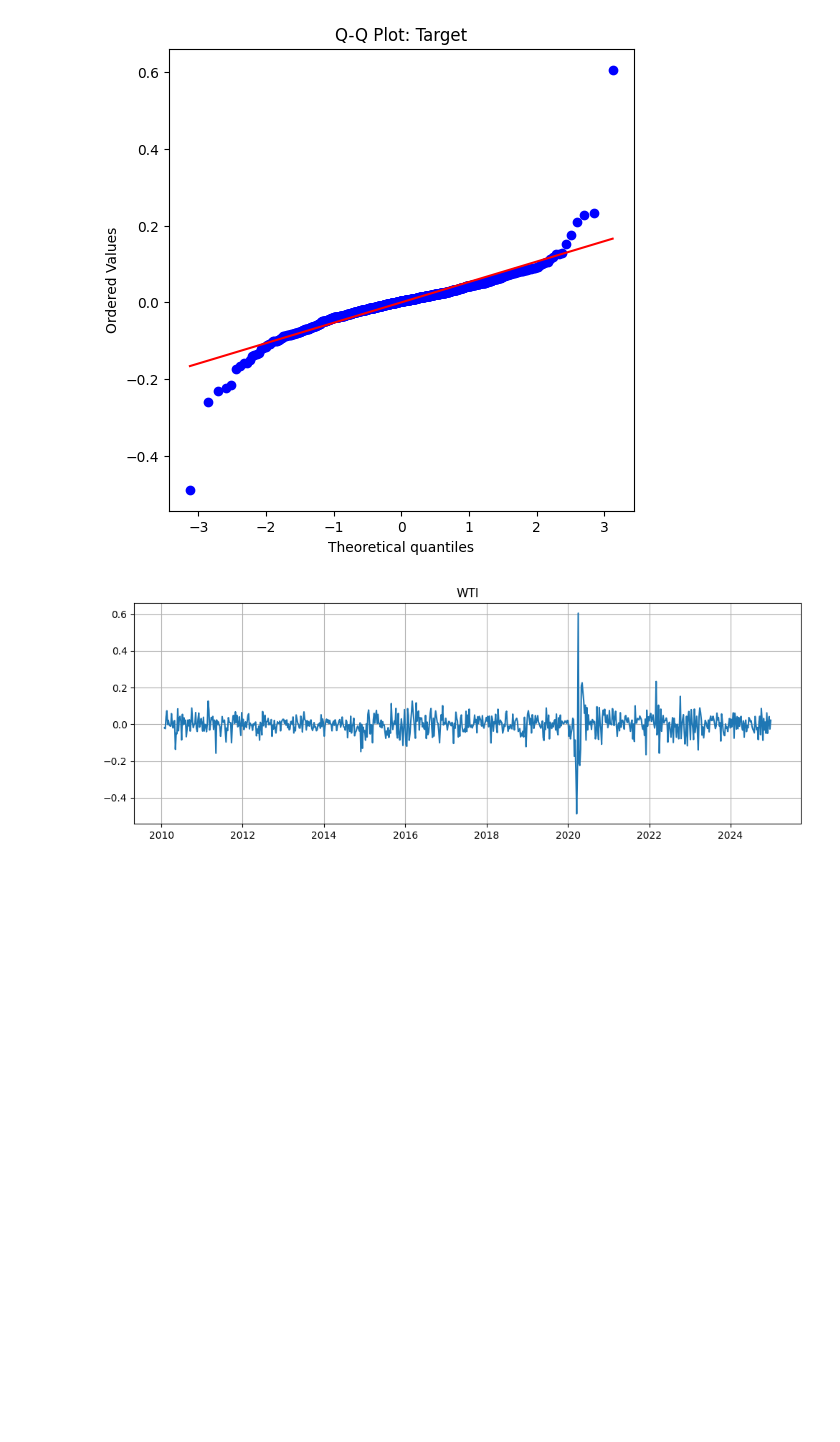
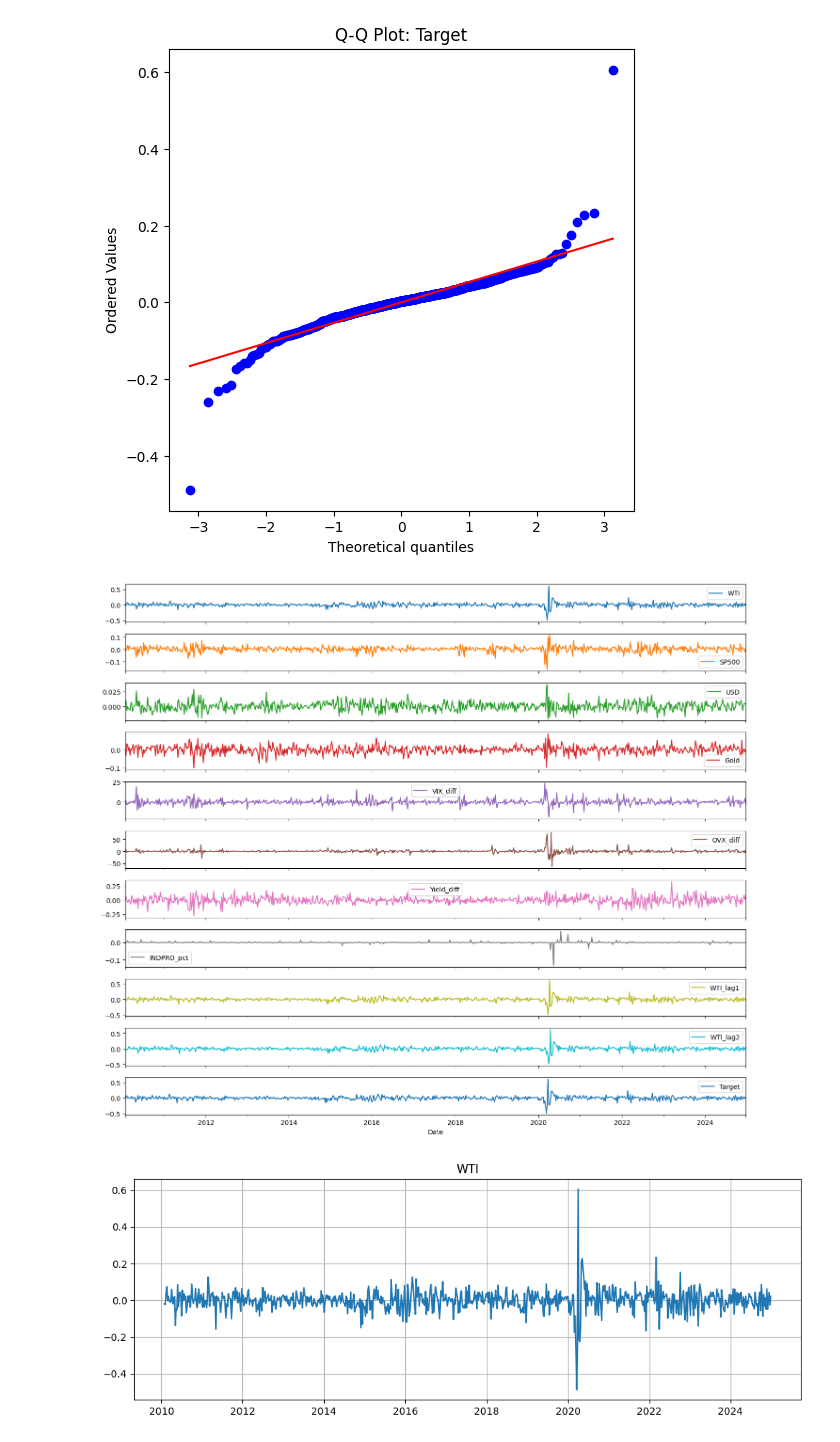
Before and after one commit to Carlson29/Crude-Oil-Prices-Model, a Jupyter notebook: code Files/oil_prediction.ipynb, the cells around one changed output. Saved outputs shown, nothing was run; the diff lists cells and outputs as text; code cells hidden in the pictures; blank space fills up the shorter version.

```diff
--- a/code Files/oil_prediction.ipynb
+++ b/code Files/oil_prediction.ipynb
@@ -573,6 +585,12 @@ for col in model_data.columns:
 [figure]
 [figure]
 [figure]
+# %%
+model_data.plot(subplots=True, figsize=(14,12))
+plt.tight_layout()
+plt.show()
+# %% [output]
+[figure, added]
 # %%
 for col in model_data.columns:
     plt.figure(figsize=(12,4))
```
Also changed, not shown: parts of 2 cells of this notebook.
